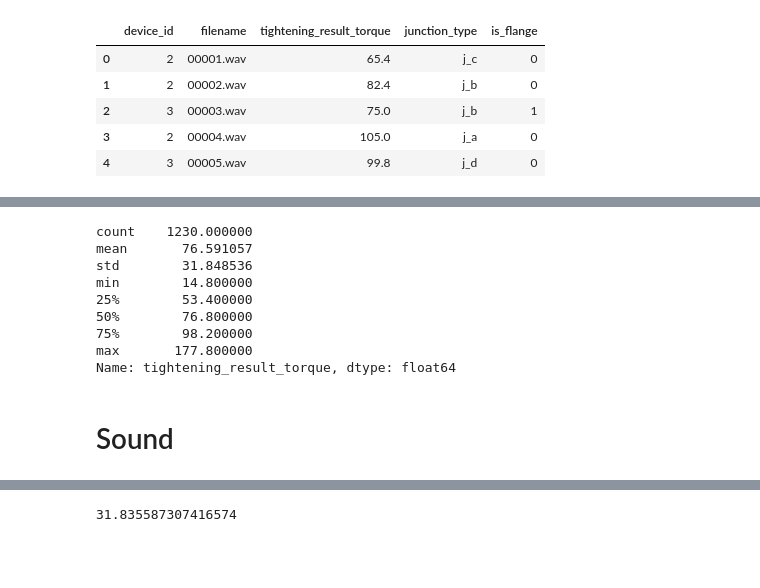
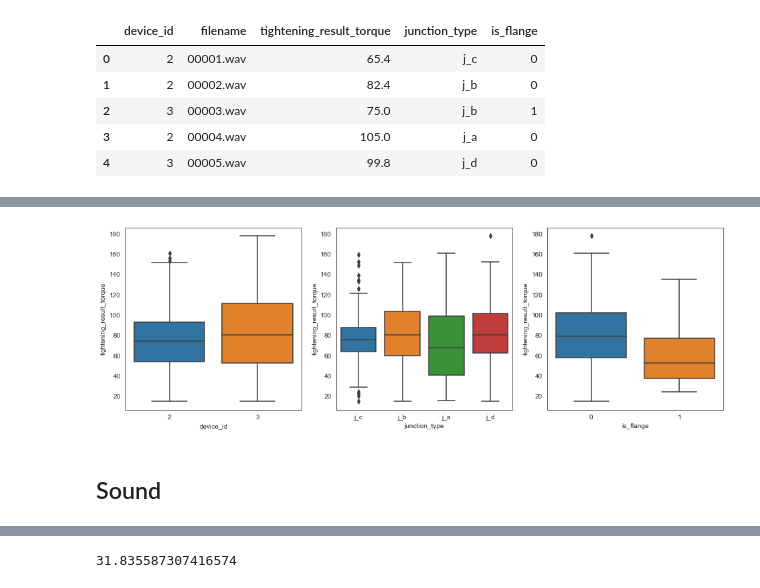
Before and after one commit to ningeen/torque_topcoder, a Jupyter notebook: EDA/EDA.ipynb, the cells around one changed output, grey strips where cells are left out. Drawn from its saved outputs; the diff is of its cells as text; code cells hidden in the pictures; blank space fills up the shorter version.

```diff
--- a/EDA/EDA.ipynb
+++ b/EDA/EDA.ipynb
@@ -54,14 +90,10 @@ sns.histplot(df.tightening_result_torque, bins=20, kde=True);
-# %%
-df.tightening_result_torque.describe()
-# %% [output]
-count    1230.000000
-mean       76.591057
-std        31.848536
-min        14.800000
-25%        53.400000
-50%        76.800000
-75%        98.200000
-max       177.800000
-Name: tightening_result_torque, dtype: float64
+# %%
+fig, axes = plt.subplots(1, 3, figsize=(16, 5))
+
+sns.boxplot(x=df.device_id, y=df.tightening_result_torque, ax=axes[0])
+sns.boxplot(x=df.junction_type, y=df.tightening_result_torque, ax=axes[1])
+sns.boxplot(x=df.is_flange, y=df.tightening_result_torque, ax=axes[2]);
+# %% [output]
+[figure, added]
 # %% [markdown]
-# Sound
+## Sound
```
Also changed, not shown: parts of 71 cells of this notebook.
